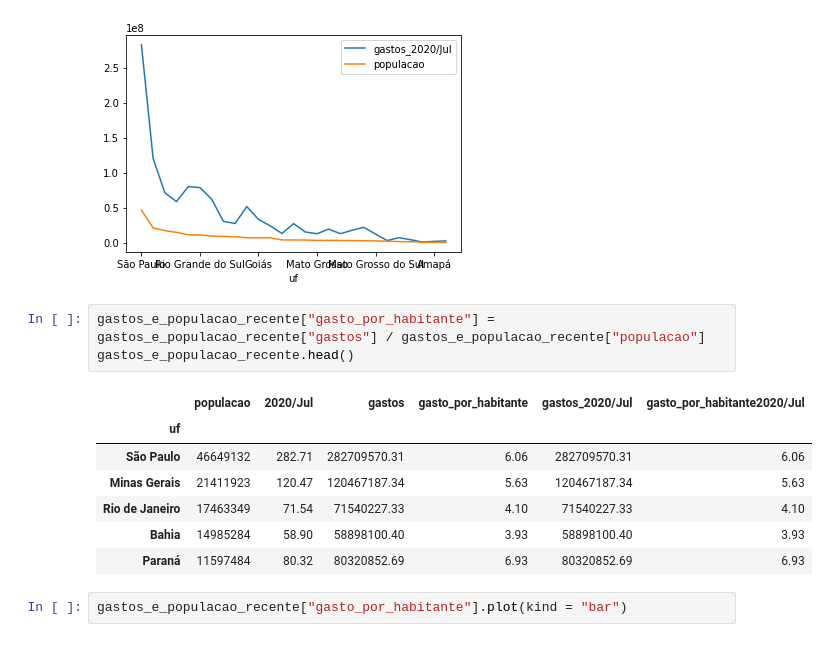
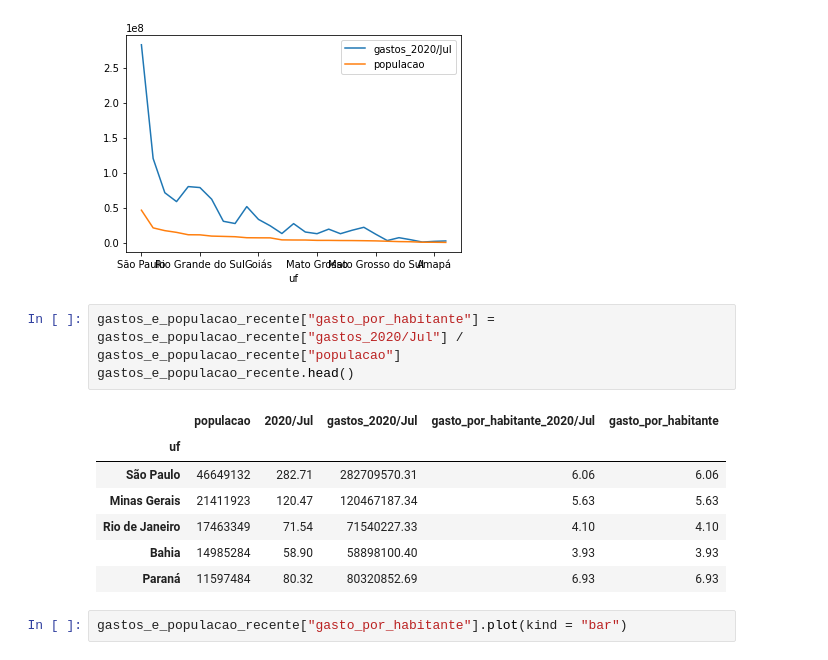
Before and after one commit to leonardopiana/Bootcamp_Data_Science_Alura, a Jupyter notebook: Notebooks/Modulo_2.ipynb, the cells around one changed output. Drawn from its saved outputs; the diff is of its cells as text.

```diff
--- a/Notebooks/Modulo_2.ipynb
+++ b/Notebooks/Modulo_2.ipynb
@@ -994,16 +994,16 @@ gastos_e_populacao_recente[["gastos_2020/Jul", "populacao"]].plot()
 <matplotlib.axes._subplots.AxesSubplot at 0x...>
 [figure]
 # %%
-gastos_e_populacao_recente["gasto_por_habitante"] = gastos_e_populacao_recente["gastos"] / gastos_e_populacao_recente["populacao"]
+gastos_e_populacao_recente["gasto_por_habitante"] = gastos_e_populacao_recente["gastos_2020/Jul"] / gastos_e_populacao_recente["populacao"]
 gastos_e_populacao_recente.head()
 # %% [output]
-|  | populacao | 2020/Jul | gastos | gasto_por_habitante | gastos_2020/Jul | gasto_por_habitante2020/Jul |
-| uf |  |  |  |  |  |  |
-| São Paulo | 46649132 | 282.71 | 282709570.31 | 6.06 | 282709570.31 | 6.06 |
-| Minas Gerais | 21411923 | 120.47 | 120467187.34 | 5.63 | 120467187.34 | 5.63 |
-| Rio de Janeiro | 17463349 | 71.54 | 71540227.33 | 4.10 | 71540227.33 | 4.10 |
-| Bahia | 14985284 | 58.90 | 58898100.40 | 3.93 | 58898100.40 | 3.93 |
-| Paraná | 11597484 | 80.32 | 80320852.69 | 6.93 | 80320852.69 | 6.93 |
+|  | populacao | 2020/Jul | gastos_2020/Jul | gasto_por_habitante_2020/Jul | gasto_por_habitante |
+| uf |  |  |  |  |  |
+| São Paulo | 46649132 | 282.71 | 282709570.31 | 6.06 | 6.06 |
+| Minas Gerais | 21411923 | 120.47 | 120467187.34 | 5.63 | 5.63 |
+| Rio de Janeiro | 17463349 | 71.54 | 71540227.33 | 4.10 | 4.10 |
+| Bahia | 14985284 | 58.90 | 58898100.40 | 3.93 | 3.93 |
+| Paraná | 11597484 | 80.32 | 80320852.69 | 6.93 | 6.93 |
 # %%
 gastos_e_populacao_recente["gasto_por_habitante"].plot(kind = "bar")
 # %% [output]
```
Also changed, not shown: parts of 54 cells of this notebook.
